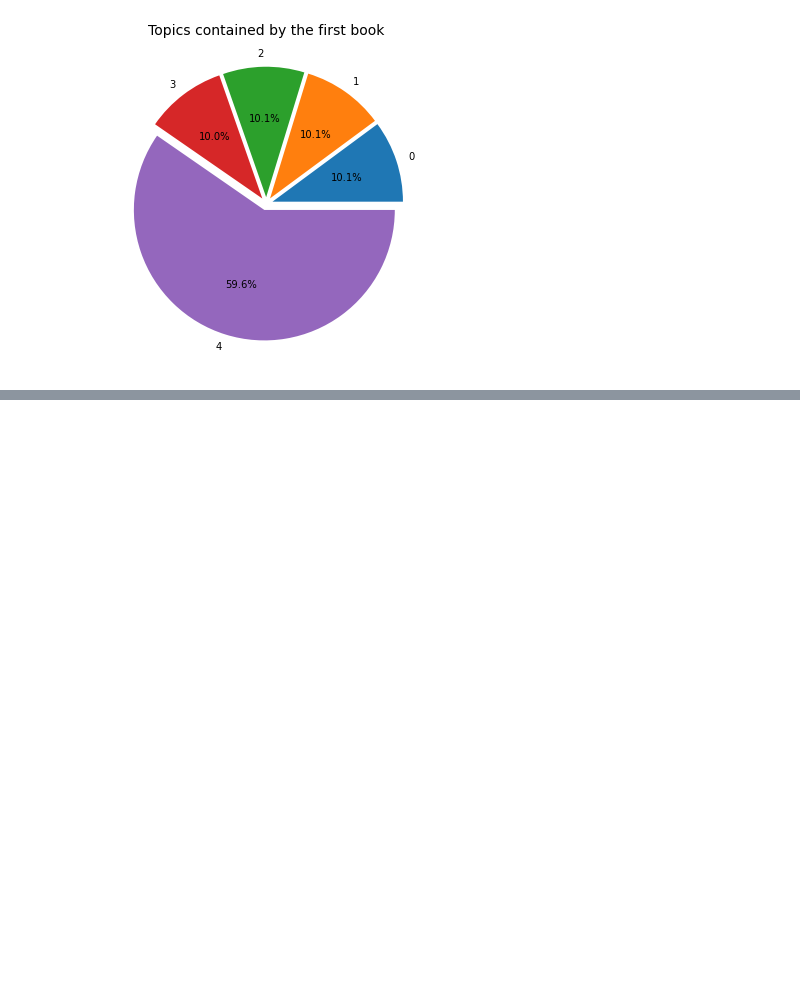
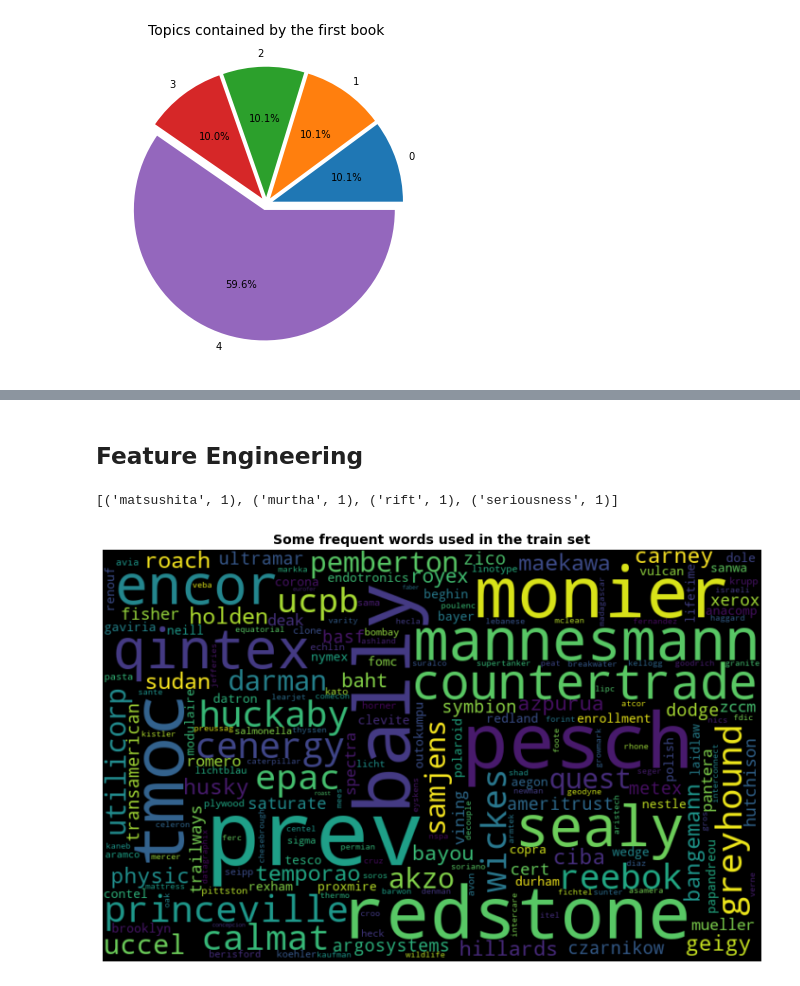
Before and after one commit to alexjercan/dm-lda, a Jupyter notebook: 10_TopicModeling.ipynb, the cells around one changed output, grey strips where cells are left out. Drawn from its saved outputs; the diff is of its cells as text; code cells hidden in the pictures; blank space fills up the shorter version.

```diff
--- a/10_TopicModeling.ipynb
+++ b/10_TopicModeling.ipynb
@@ -526,0 +595,16 @@ optimal_model.save(optimal_model_outpath)
+# %%
+# Now lets lemmatize the words to their basic form
+# Used to lemmatize words that are either adj, nouns or verbs
+# depending on _pos_tags otherwise it does nothing.
+_lemmatizer = WordNetLemmatizer()
+_pos_tags = ["a", "n", "v"]
+
+def lemmatize(pair):
+    word, pos = pair
+    pos = pos[0].lower()
+    if pos not in _pos_tags:
+        return word
+    return _lemmatizer.lemmatize(word, pos=pos)
+
+df['TEXT'] = df['TEXT'].apply(pos_tag).apply(partial(map, lemmatize)).apply(list)
+df.head()
@@ -526,0 +618,29 @@ optimal_model.save(optimal_model_outpath)
+# %% [markdown]
+## Feature Engineering
+# %%
+# Create Dictionary
+id2word = Dictionary(df['TEXT'])
+
+# Filter extremes, remove all words that appear in less than 5 documents
+# remove all words that appear in more than 50% of the documents
+id2word.filter_extremes(no_below=3, no_above=0.25)
+id2word.filter_n_most_frequent(5_000)
+
+# Term Document Frequency
+corpus = [id2word.doc2bow(text) for text in df['TEXT']]
+
+[[(id2word[id], freq) for id, freq in cp] for cp in corpus[:1]][0][:5]
+# %% [output]
+[('matsushita', 1), ('murtha', 1), ('rift', 1), ('seriousness', 1)]
+# %%
+# Now lets visualize a word cloud of our books
+all_freq = sum([Counter({id2word[k]: freq for k, freq in cp}) for cp in corpus], start=Counter())
+
+wordcloud = WordCloud(width=800, height=500, max_font_size=110).generate_from_frequencies(all_freq)
+plt.figure(figsize=(15, 8))
+plt.imshow(wordcloud, interpolation="bilinear")
+plt.axis('off')
+plt.title("Some frequent words used in the train set", weight='bold', fontsize=14)
+plt.show()
+# %% [output]
+[figure, added]
```
Also changed, not shown: parts of 17 cells of this notebook.
